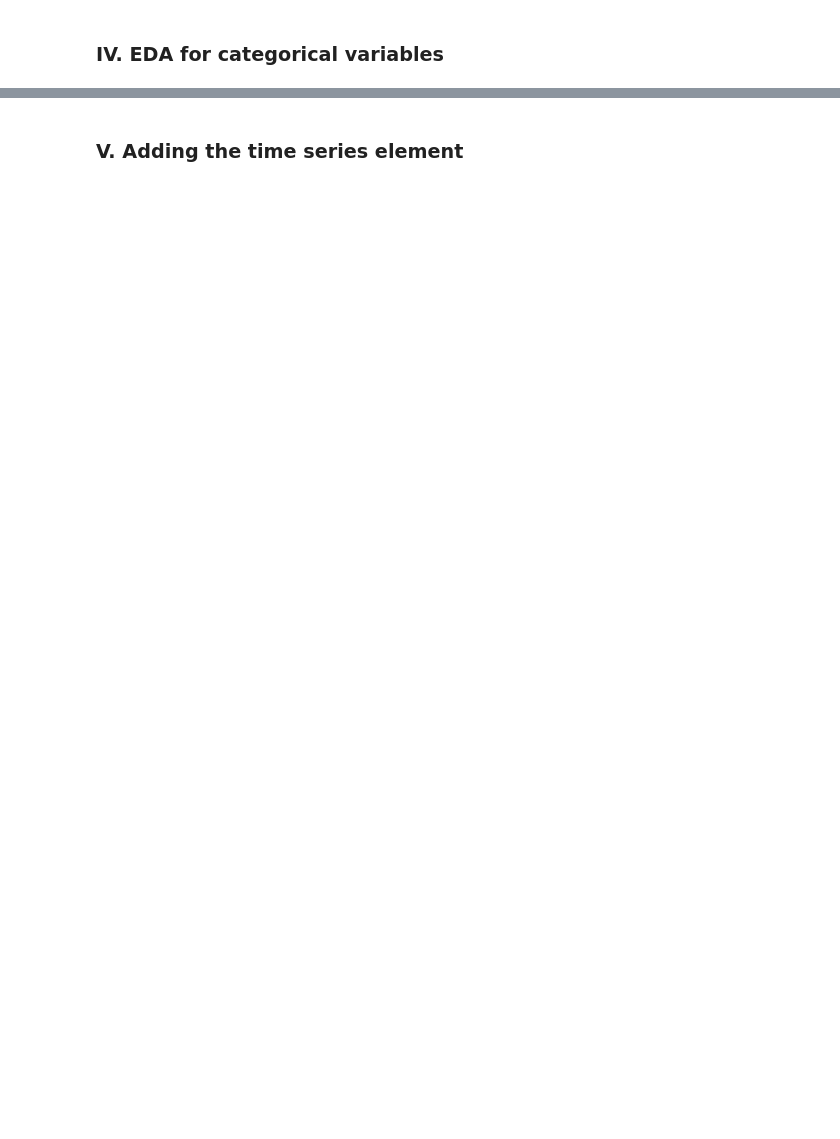
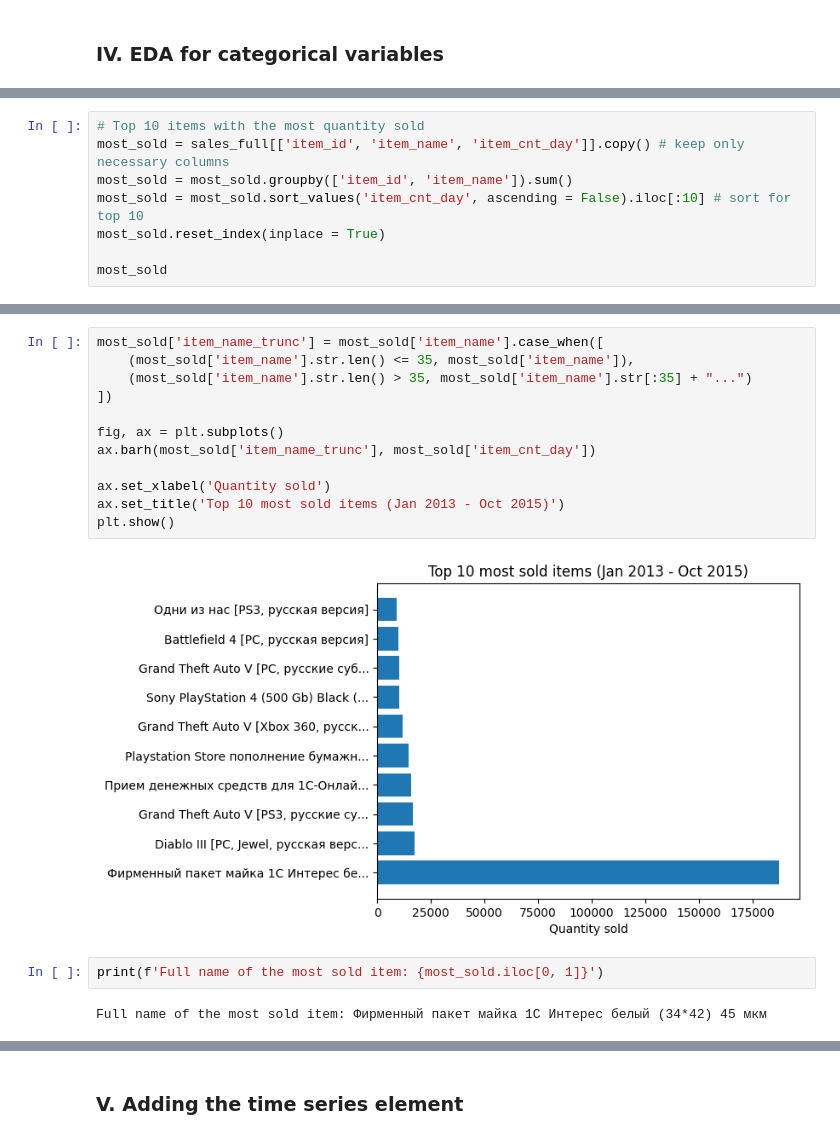
Before and after one commit to thaianle/future-sales-prediction, a Jupyter notebook: prediction_code.ipynb, the cells around one changed output, grey strips where cells are left out. Cells and saved outputs as stored; diff of their text form; blank space fills up the shorter version.

```diff
--- a/prediction_code.ipynb
+++ b/prediction_code.ipynb
@@ -324,0 +300,8 @@ plt.show()
+# %%
+# Top 10 items with the most quantity sold
+most_sold = sales_full[['item_id', 'item_name', 'item_cnt_day']].copy() # keep only necessary columns
+most_sold = most_sold.groupby(['item_id', 'item_name']).sum()
+most_sold = most_sold.sort_values('item_cnt_day', ascending = False).iloc[:10] # sort for top 10
+most_sold.reset_index(inplace = True)
+
+most_sold
@@ -324,0 +320,18 @@ plt.show()
+# %%
+most_sold['item_name_trunc'] = most_sold['item_name'].case_when([
+    (most_sold['item_name'].str.len() <= 35, most_sold['item_name']),
+    (most_sold['item_name'].str.len() > 35, most_sold['item_name'].str[:35] + "...")
+])
+
+fig, ax = plt.subplots()
+ax.barh(most_sold['item_name_trunc'], most_sold['item_cnt_day'])
+
+ax.set_xlabel('Quantity sold')
+ax.set_title('Top 10 most sold items (Jan 2013 - Oct 2015)')
+plt.show()
+# %% [output]
+[figure, added]
+# %%
+print(f'Full name of the most sold item: {most_sold.iloc[0, 1]}')
+# %% [output]
+Full name of the most sold item: Фирменный пакет майка 1С Интерес белый (34*42) 45 мкм
```
Also changed, not shown: parts of 16 cells of this notebook.
